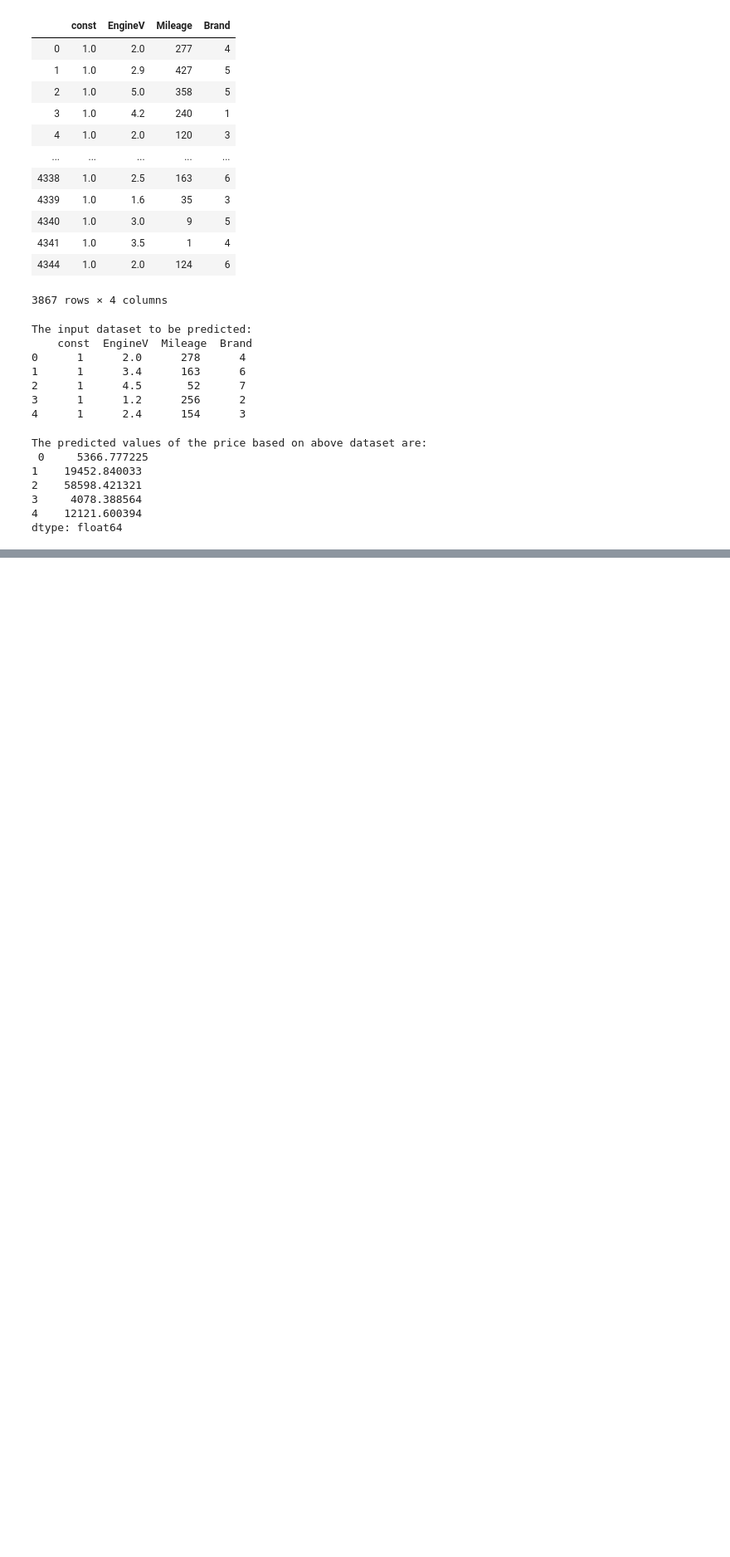
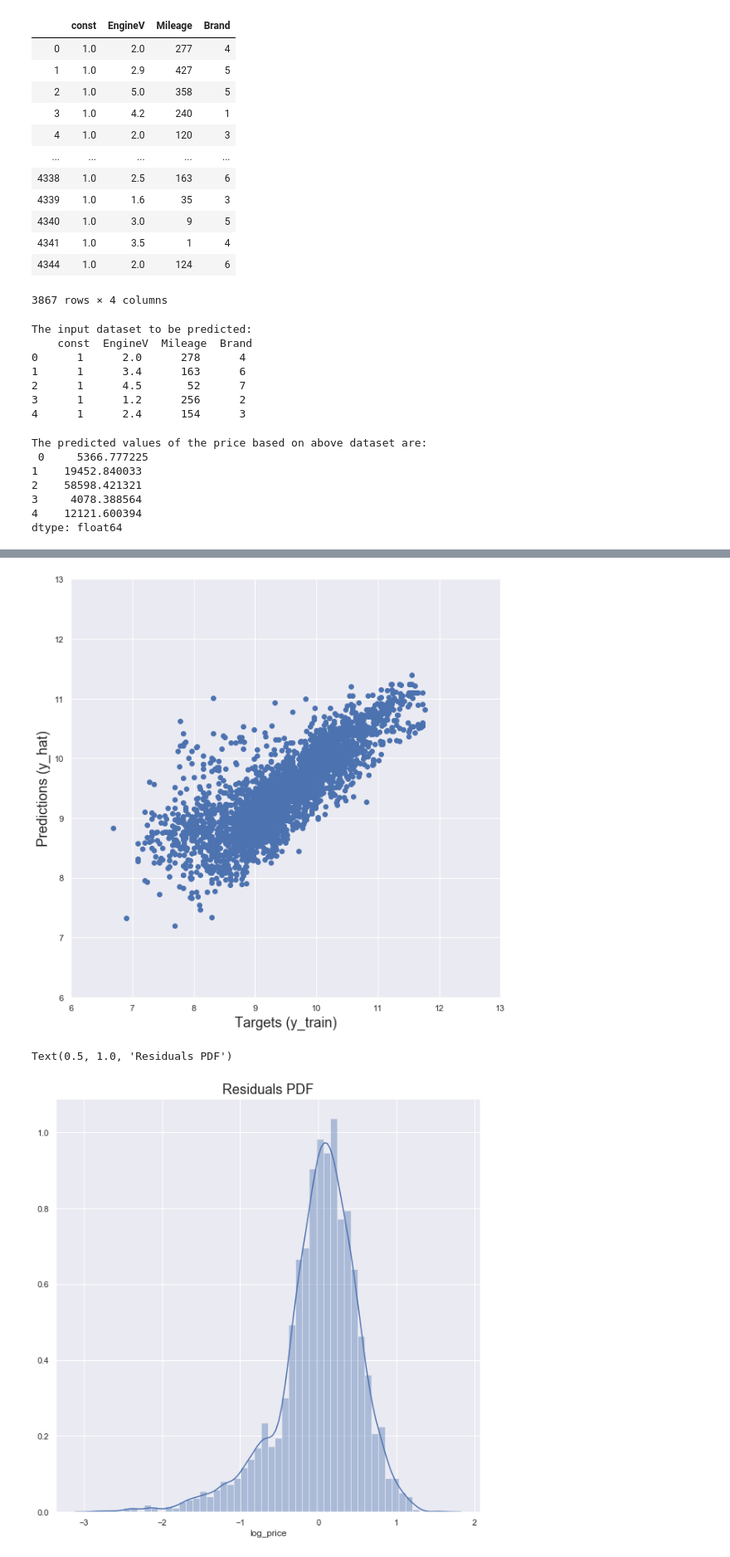
Before and after one commit to Deepjariwala027/car_price_detection_model_linear_regression, a Jupyter notebook: car_price_using_ml.ipynb, the cells around one changed output, grey strips where cells are left out. Shown at 83% size. Drawn from its saved outputs; the diff is of its cells as text; code cells hidden in the pictures; blank space fills up the shorter version.

```diff
--- a/car_price_using_ml.ipynb
+++ b/car_price_using_ml.ipynb
@@ -460,0 +465,4 @@ dtype: float64
+# %%
+# creating dummy variables
+dataset_with_dummies = pd.get_dummies(dataset_7, drop_first=True)
+dataset_with_dummies
@@ -460,0 +515,16 @@ dtype: float64
+# %%
+# settig up targets and features for linear regression
+target = data_preprocessed['log_price']
+features = data_preprocessed.drop(['log_price'],axis=1)
+
+# Import the scaling module
+from sklearn.preprocessing import StandardScaler
+
+# Create a scaler object
+scaler = StandardScaler()
+# Fit the inputs (calculate the mean and standard deviation feature-wise)
+scaler.fit(features)
+
+# Scale the features and store them in a new variable (the actual scaling procedure)
+inputs_scaled = scaler.transform(features)
+inputs_scaled
@@ -460,0 +545,43 @@ dtype: float64
+# %%
+# Split the variables with an 80-20 split and some random state
+# To have the same split as mine, use random_state = 365
+x_train, x_test, y_train, y_test = train_test_split(inputs_scaled, target, test_size=0.2, random_state=365)
+
+# Create a linear regression object
+reg = LinearRegression()
+# Fit the regression with the scaled TRAIN inputs and targets
+reg.fit(x_train,y_train)
+
+# Let's check the outputs of the regression
+# I'll store them in y_hat as this is the 'theoretical' name of the predictions
+y_hat = reg.predict(x_train)
+
+# The simplest way to compare the targets (y_train) and the predictions (y_hat) is to plot them on a scatter plot
+# The closer the points to the 45-degree line, the better the prediction
+plt.scatter(y_train, y_hat)
+# Let's also name the axes
+plt.xlabel('Targets (y_train)',size=18)
+plt.ylabel('Predictions (y_hat)',size=18)
+# Sometimes the plot will have different scales of the x-axis and the y-axis
+# This is an issue as we won't be able to interpret the '45-degree line'
+# We want the x-axis and the y-axis to be the same
+plt.xlim(6,13)
+plt.ylim(6,13)
+plt.show()
+
+# Another useful check of our model is a residual plot
+# We can plot the PDF of the residuals and check for anomalies
+sns.distplot(y_train - y_hat)
+
+# Include a title
+plt.title("Residuals PDF", size=18)
+
+# In the best case scenario this plot should be normally distributed
+# In our case we notice that there are many negative residuals (far away from the mean)
+# Given the definition of the residuals (y_train - y_hat), negative values imply
+# that y_hat (predictions) are much higher than y_train (the targets)
+# This is food for thought to improve our model
+# %% [output]
+[figure, added]
+Text(0.5, 1.0, 'Residuals PDF')
+[figure, added]
```
Also changed, not shown: parts of 20 cells of this notebook.
